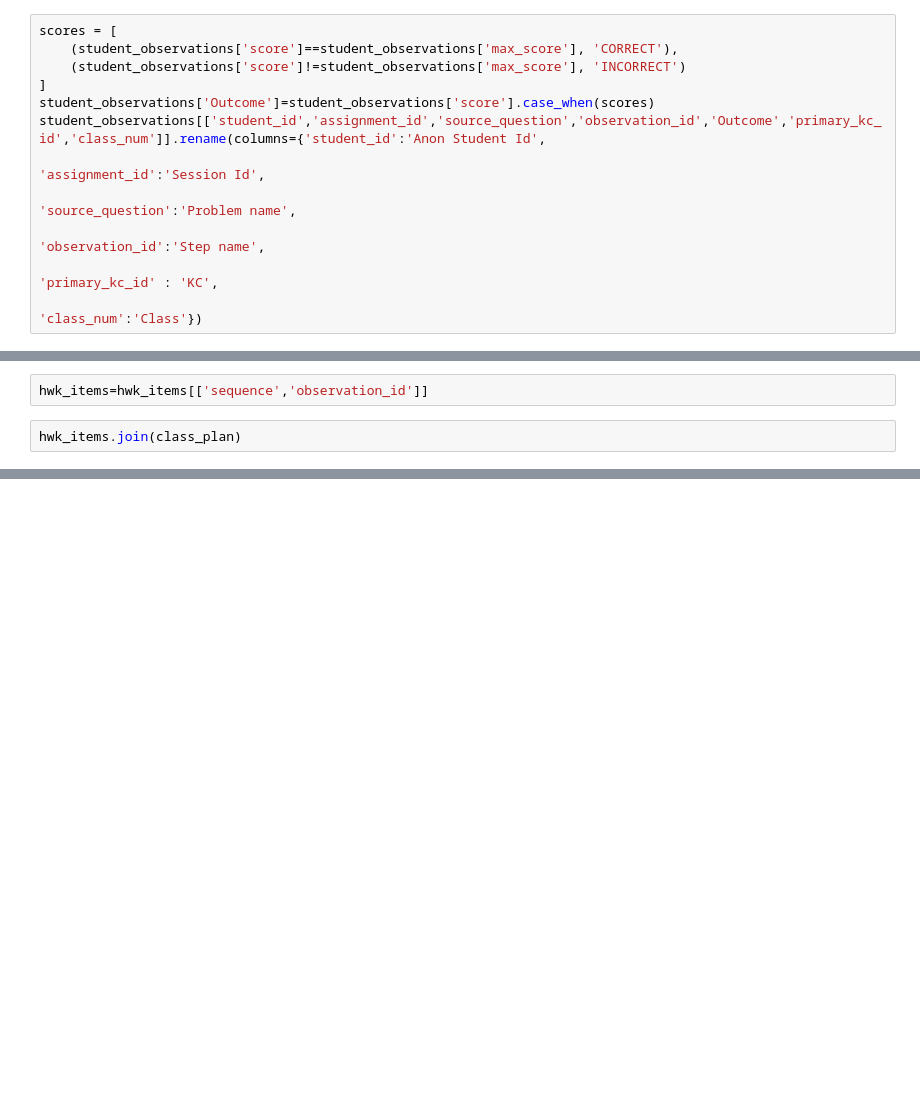
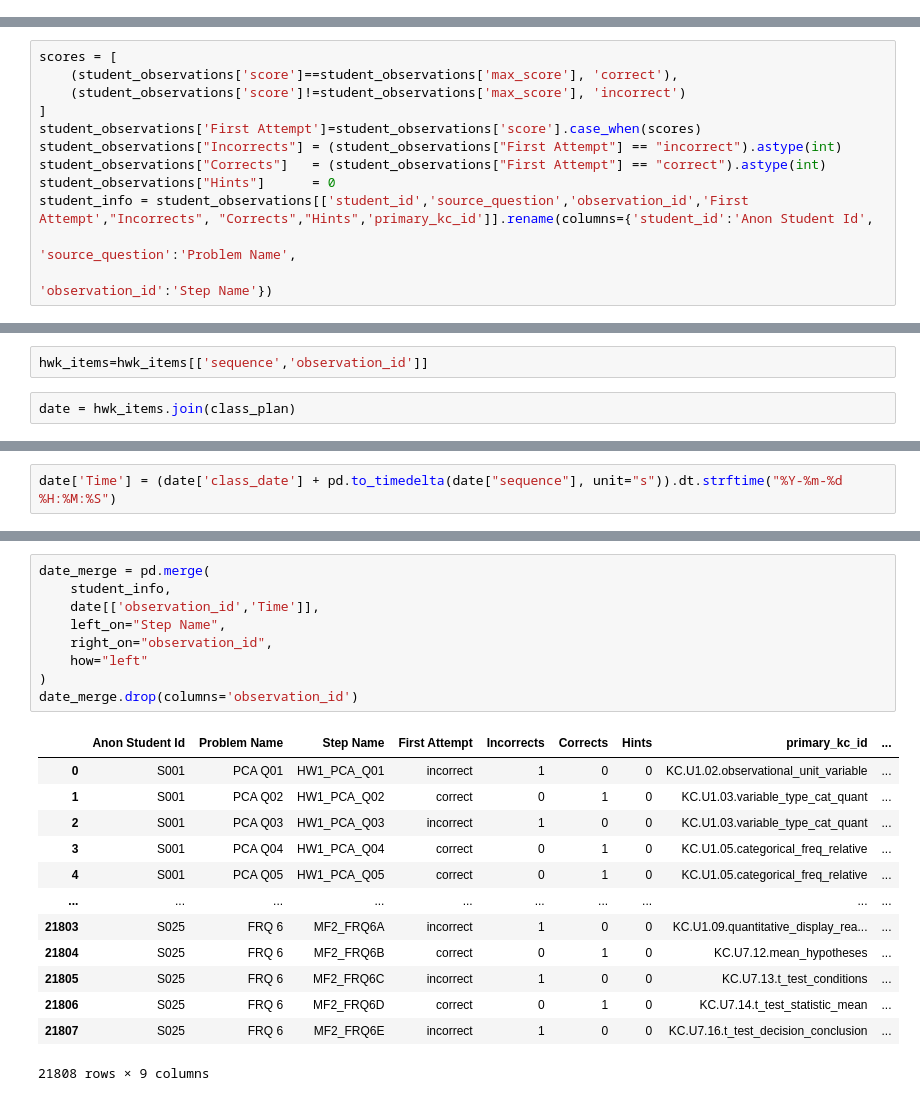
Before and after one commit to mailysg8/ai-student-progress-tracker, a Jupyter notebook: notebooks/learnsphere_experiments.ipynb, the cells around one changed output, grey strips where cells are left out. Saved outputs shown, nothing was run; the diff lists cells and outputs as text; blank space fills up the shorter version.

```diff
--- a/notebooks/learnsphere_experiments.ipynb
+++ b/notebooks/learnsphere_experiments.ipynb
@@ -36,12 +40,0 @@ Replace score 0/1 scores with correct, incorrect
-# %%
-scores = [
-    (student_observations['score']==student_observations['max_score'], 'CORRECT'),
-    (student_observations['score']!=student_observations['max_score'], 'INCORRECT')
-]
-student_observations['Outcome']=student_observations['score'].case_when(scores)
-student_observations[['student_id','assignment_id','source_question','observation_id','Outcome','primary_kc_id','class_num']].rename(columns={'student_id':'Anon Student Id',
-                                                                                                                                              'assignment_id':'Session Id',
-                                                                                                                                              'source_question':'Problem name',
-                                                                                                                                              'observation_id':'Step name',
-                                                                                                                                              'primary_kc_id' : 'KC',
-                                                                                                                                              'class_num':'Class'})
@@ -62,3 +41,15 @@ student_observations[['student_id','assignment_id','source_question','observatio
+# %%
+scores = [
+    (student_observations['score']==student_observations['max_score'], 'correct'),
+    (student_observations['score']!=student_observations['max_score'], 'incorrect')
+]
+student_observations['First Attempt']=student_observations['score'].case_when(scores)
+student_observations["Incorrects"] = (student_observations["First Attempt"] == "incorrect").astype(int)
+student_observations["Corrects"]   = (student_observations["First Attempt"] == "correct").astype(int)
+student_observations["Hints"]      = 0
+student_info = student_observations[['student_id','source_question','observation_id','First Attempt',"Incorrects", "Corrects","Hints",'primary_kc_id']].rename(columns={'student_id':'Anon Student Id',
+                                                                                                                                              'source_question':'Problem Name',
+                                                                                                                                              'observation_id':'Step Name'})
 # %% [markdown]
 ### Class plan
 # %%
@@ -75,4 +68,4 @@ class_plan.head()
 # %%
 hwk_items=hwk_items[['sequence','observation_id']]
 # %%
-hwk_items.join(class_plan)
+date = hwk_items.join(class_plan)
@@ -93,0 +72,2 @@ hwk_items.join(class_plan)
+# %%
+date['Time'] = (date['class_date'] + pd.to_timedelta(date["sequence"], unit="s")).dt.strftime("%Y-%m-%d %H:%M:%S")
@@ -93,0 +91,23 @@ hwk_items.join(class_plan)
+# %%
+date_merge = pd.merge(
+    student_info,
+    date[['observation_id','Time']],
+    left_on="Step Name",
+    right_on="observation_id",
+    how="left"
+)
+date_merge.drop(columns='observation_id')
+# %% [output]
+|  | Anon Student Id | Problem Name | Step Name | First Attempt | Incorrects | Corrects | Hints | primary_kc_id | ... |
+| 0 | S001 | PCA Q01 | HW1_PCA_Q01 | incorrect | 1 | 0 | 0 | KC.U1.02.observational_unit_variable | ... |
+| 1 | S001 | PCA Q02 | HW1_PCA_Q02 | correct | 0 | 1 | 0 | KC.U1.03.variable_type_cat_quant | ... |
+| 2 | S001 | PCA Q03 | HW1_PCA_Q03 | incorrect | 1 | 0 | 0 | KC.U1.03.variable_type_cat_quant | ... |
+| 3 | S001 | PCA Q04 | HW1_PCA_Q04 | correct | 0 | 1 | 0 | KC.U1.05.categorical_freq_relative | ... |
+| 4 | S001 | PCA Q05 | HW1_PCA_Q05 | correct | 0 | 1 | 0 | KC.U1.05.categorical_freq_relative | ... |
+| ... | ... | ... | ... | ... | ... | ... | ... | ... | ... |
+| 21803 | S025 | FRQ 6 | MF2_FRQ6A | incorrect | 1 | 0 | 0 | KC.U1.09.quantitative_display_rea... | ... |
+| 21804 | S025 | FRQ 6 | MF2_FRQ6B | correct | 0 | 1 | 0 | KC.U7.12.mean_hypotheses | ... |
+| 21805 | S025 | FRQ 6 | MF2_FRQ6C | incorrect | 1 | 0 | 0 | KC.U7.13.t_test_conditions | ... |
+| 21806 | S025 | FRQ 6 | MF2_FRQ6D | correct | 0 | 1 | 0 | KC.U7.14.t_test_statistic_mean | ... |
+| 21807 | S025 | FRQ 6 | MF2_FRQ6E | incorrect | 1 | 0 | 0 | KC.U7.16.t_test_decision_conclusion | ... |
+21808 rows × 9 columns
```
Also changed, not shown: parts of 17 cells of this notebook, 1 other file.
